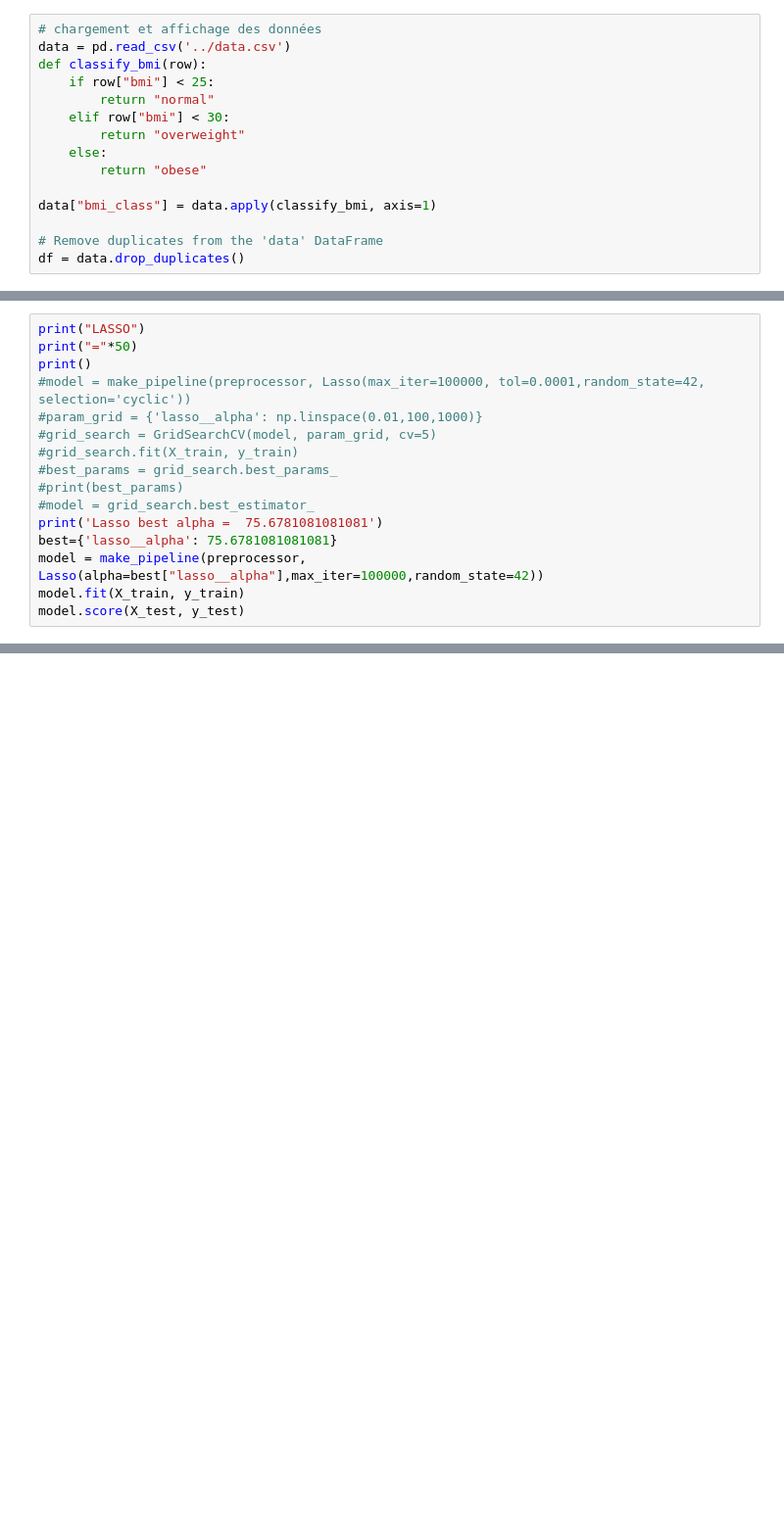
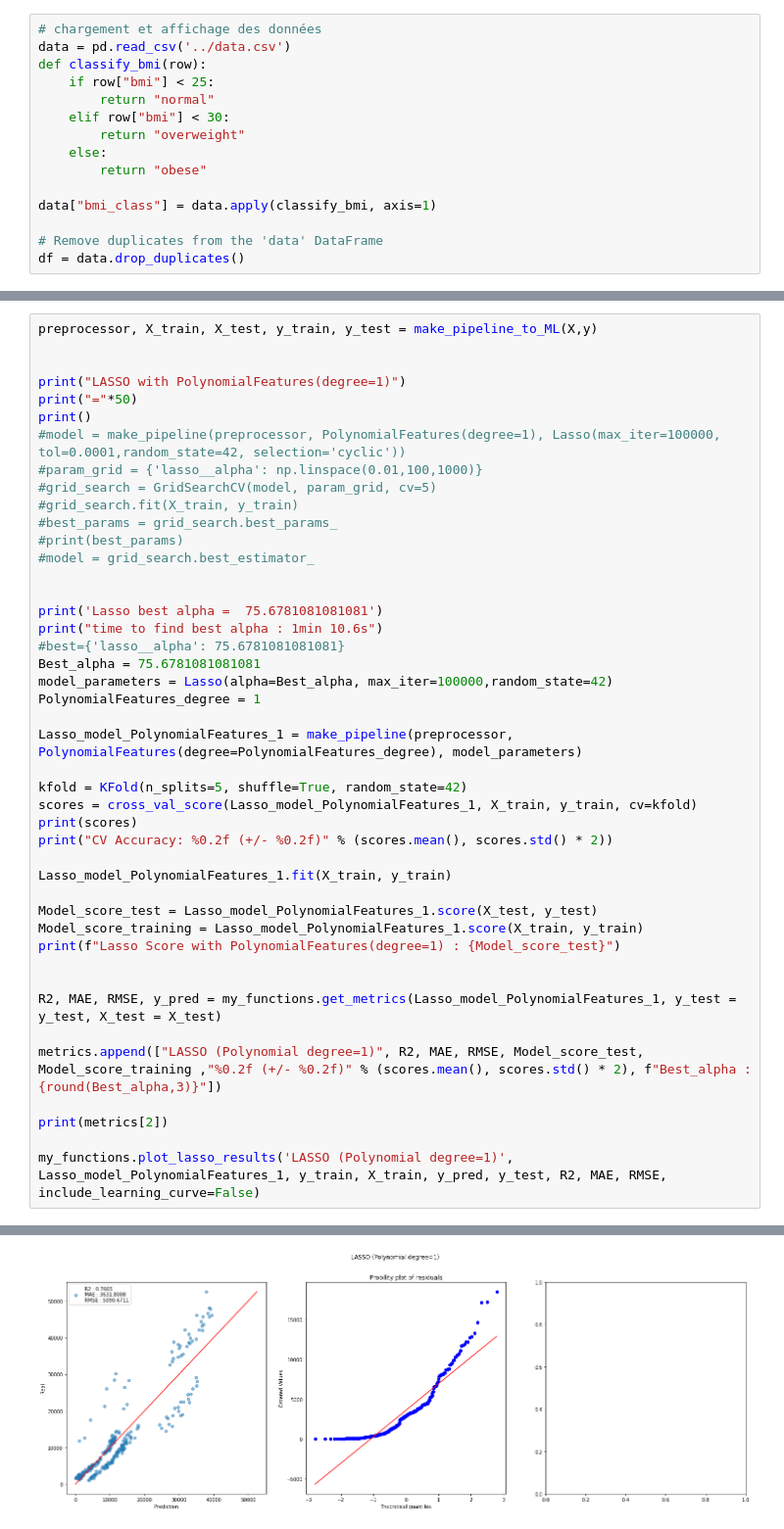
Before and after one commit to zoltarzol/brief_assur_aimant, a Jupyter notebook: Emad/analyse/new_test_Emad.ipynb, the cells around one changed output, grey strips where cells are left out. Shown at 98% size. Drawn from its saved outputs; the diff is of its cells as text; blank space fills up the shorter version.

```diff
--- a/Emad/analyse/new_test_Emad.ipynb
+++ b/Emad/analyse/new_test_Emad.ipynb
@@ -100,17 +167,45 @@ LR with Kfold Cross Validation
 # %%
-print("LASSO")
+preprocessor, X_train, X_test, y_train, y_test = make_pipeline_to_ML(X,y)
+
+
+print("LASSO with PolynomialFeatures(degree=1)")
 print("="*50)
 print()
-#model = make_pipeline(preprocessor, Lasso(max_iter=100000, tol=0.0001,random_state=42, selection='cyclic'))
+#model = make_pipeline(preprocessor, PolynomialFeatures(degree=1), Lasso(max_iter=100000, tol=0.0001,random_state=42, selection='cyclic'))
 #param_grid = {'lasso__alpha': np.linspace(0.01,100,1000)}
 #grid_search = GridSearchCV(model, param_grid, cv=5)
 #grid_search.fit(X_train, y_train)
 #best_params = grid_search.best_params_
 #print(best_params)
 #model = grid_search.best_estimator_
+
+
 print('Lasso best alpha =  75.6781081081081')
-best={'lasso__alpha': 75.6781081081081}
-model = make_pipeline(preprocessor, Lasso(alpha=best["lasso__alpha"],max_iter=100000,random_state=42))
-model.fit(X_train, y_train)
-model.score(X_test, y_test)
+print("time to find best alpha : 1min 10.6s")
+#best={'lasso__alpha': 75.6781081081081}
+Best_alpha = 75.6781081081081
+model_parameters = Lasso(alpha=Best_alpha, max_iter=100000,random_state=42)
+PolynomialFeatures_degree = 1
+
+Lasso_model_PolynomialFeatures_1 = make_pipeline(preprocessor, PolynomialFeatures(degree=PolynomialFeatures_degree), model_parameters)
+
+kfold = KFold(n_splits=5, shuffle=True, random_state=42)
+scores = cross_val_score(Lasso_model_PolynomialFeatures_1, X_train, y_train, cv=kfold)
+print(scores)
+print("CV Accuracy: %0.2f (+/- %0.2f)" % (scores.mean(), scores.std() * 2))
+
+Lasso_model_PolynomialFeatures_1.fit(X_train, y_train)
+
+Model_score_test = Lasso_model_PolynomialFeatures_1.score(X_test, y_test)
+Model_score_training = Lasso_model_PolynomialFeatures_1.score(X_train, y_train)
+print(f"Lasso Score with PolynomialFeatures(degree=1) : {Model_score_test}")
+
+
+R2, MAE, RMSE, y_pred = my_functions.get_metrics(Lasso_model_PolynomialFeatures_1, y_test = y_test, X_test = X_test)
+
+metrics.append(["LASSO (Polynomial degree=1)", R2, MAE, RMSE, Model_score_test, Model_score_training ,"%0.2f (+/- %0.2f)" % (scores.mean(), scores.std() * 2), f"Best_alpha : {round(Best_alpha,3)}"])
+
+print(metrics[2])
+
+my_functions.plot_lasso_results('LASSO (Polynomial degree=1)', Lasso_model_PolynomialFeatures_1, y_train, X_train, y_pred, y_test, R2, MAE, RMSE, include_learning_curve=False)
 # %% [output]
@@ -122,2 +221,3 @@ Lasso best alpha =  75.6781081081081
+[figure, added]
 # %%
 preprocessor, X_train, X_test, y_train, y_test = make_pipeline_to_ML(X,y)
```
Also changed, not shown: parts of 22 cells of this notebook, 1 other file.
